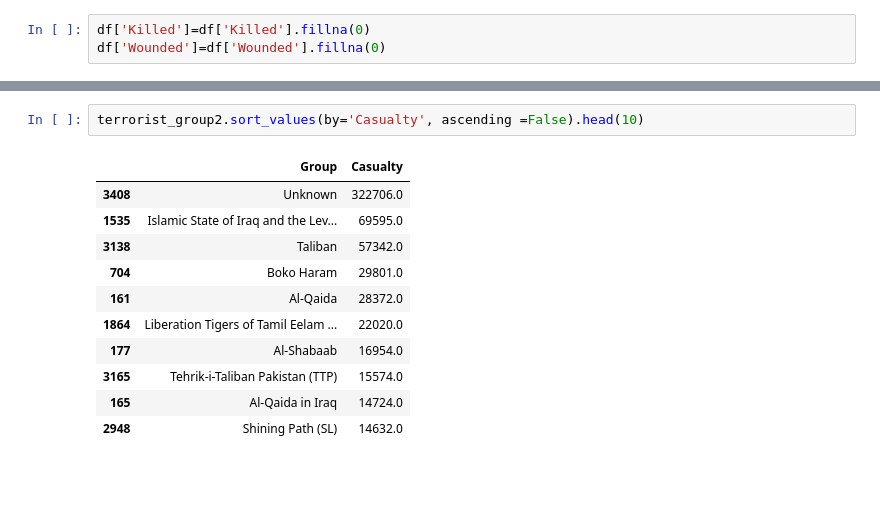
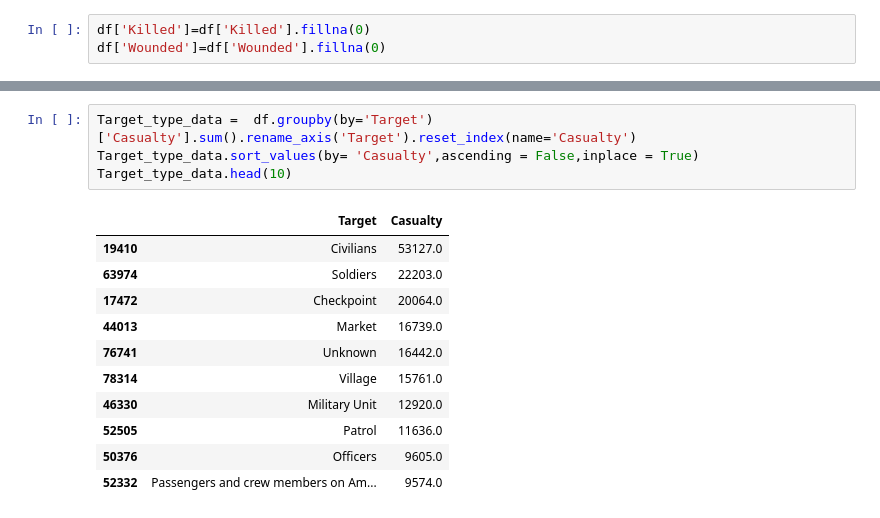
Before and after one commit to disuja7/Global_terrorism_analysis, a Jupyter notebook: Deeshu_Kumar_Global_Terrorism_Analysis_Capstone_Project.ipynb, the cells around one changed output, grey strips where cells are left out. Cells and saved outputs as stored; diff of their text form; blank space fills up the shorter version.

```diff
--- a/Deeshu_Kumar_Global_Terrorism_Analysis_Capstone_Project.ipynb
+++ b/Deeshu_Kumar_Global_Terrorism_Analysis_Capstone_Project.ipynb
@@ -302,14 +411,16 @@ terrorist_group2
 # %%
-terrorist_group2.sort_values(by='Casualty', ascending =False).head(10)
+Target_type_data =  df.groupby(by='Target')['Casualty'].sum().rename_axis('Target').reset_index(name='Casualty')
+Target_type_data.sort_values(by= 'Casualty',ascending = False,inplace = True)
+Target_type_data.head(10)
 # %% [output]
-|  | Group | Casualty |
-| 3408 | Unknown | 322706.0 |
-| 1535 | Islamic State of Iraq and the Lev... | 69595.0 |
-| 3138 | Taliban | 57342.0 |
-| 704 | Boko Haram | 29801.0 |
-| 161 | Al-Qaida | 28372.0 |
-| 1864 | Liberation Tigers of Tamil Eelam ... | 22020.0 |
-| 177 | Al-Shabaab | 16954.0 |
-| 3165 | Tehrik-i-Taliban Pakistan (TTP) | 15574.0 |
-| 165 | Al-Qaida in Iraq | 14724.0 |
-| 2948 | Shining Path (SL) | 14632.0 |
+|  | Target | Casualty |
+| 19410 | Civilians | 53127.0 |
+| 63974 | Soldiers | 22203.0 |
+| 17472 | Checkpoint | 20064.0 |
+| 44013 | Market | 16739.0 |
+| 76741 | Unknown | 16442.0 |
+| 78314 | Village | 15761.0 |
+| 46330 | Military Unit | 12920.0 |
+| 52505 | Patrol | 11636.0 |
+| 50376 | Officers | 9605.0 |
+| 52332 | Passengers and crew members on Am... | 9574.0 |
```
Also changed, not shown: parts of 11 cells of this notebook.
